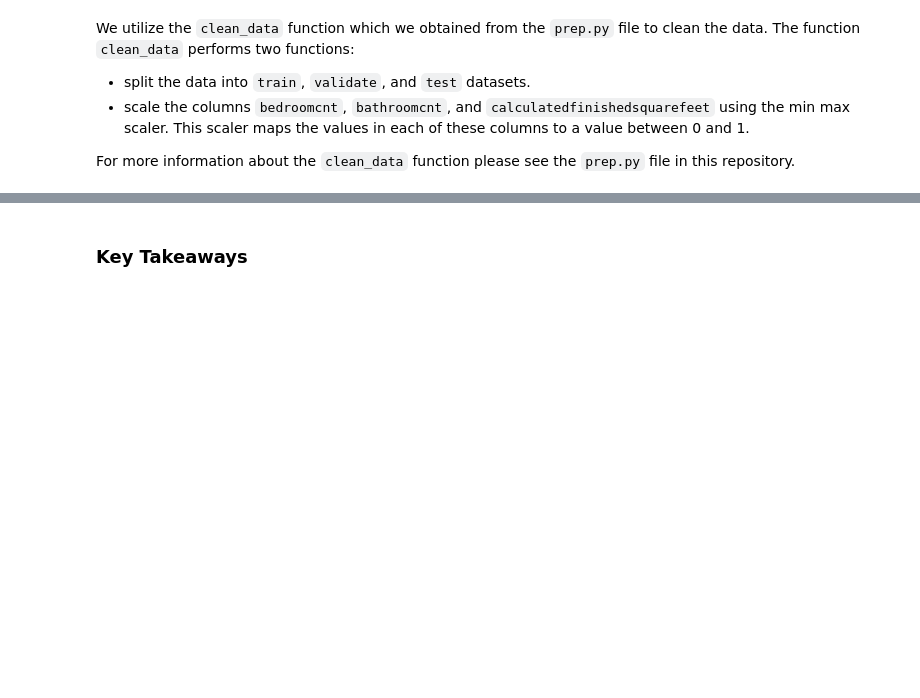
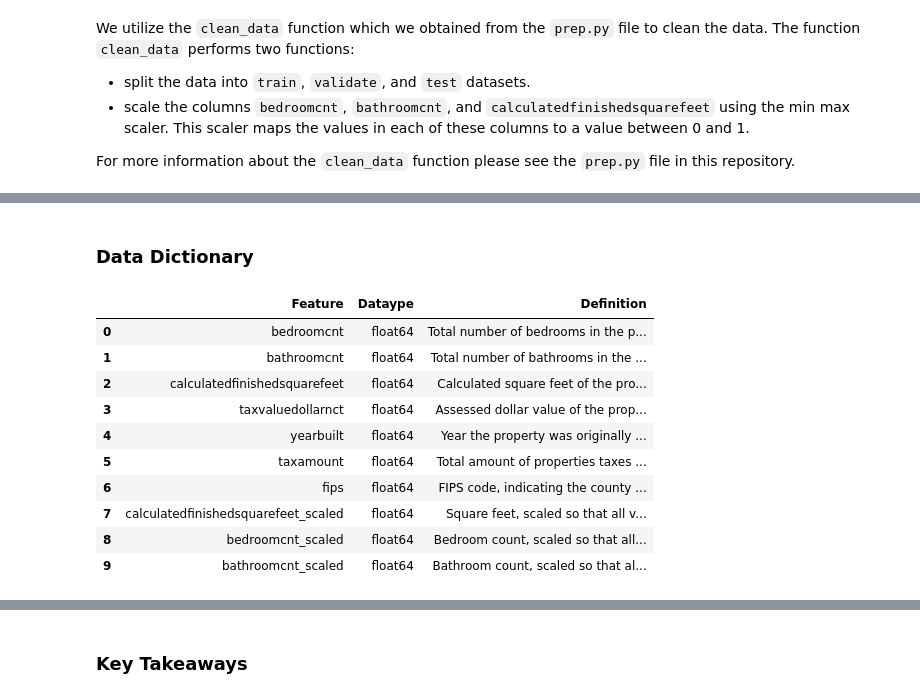
Before and after one commit to malachi-hale/Zillow-Project, a Jupyter notebook: Final_Project.ipynb, the cells around one changed output, grey strips where cells are left out. Cells and saved outputs as stored; diff of their text form; code cells hidden in the pictures; blank space fills up the shorter version.

```diff
--- a/Final_Project.ipynb
+++ b/Final_Project.ipynb
@@ -213,3 +244,19 @@ train.head()
 | 22247 | 4.0 | 3.0 | 1657.0 | 210212.0 | 1987.0 | 3411.70 | 6037.0 | ... |
 | 7526 | 2.0 | 3.0 | 1684.0 | 237037.0 | 1992.0 | 2984.05 | 6037.0 | ... |
 | 17592 | 4.0 | 4.5 | 3932.0 | 1094525.0 | 2000.0 | 13409.66 | 6111.0 | ... |
+# %% [markdown]
+### Data Dictionary
+# %%
+get_dict()
+# %% [output]
+|  | Feature | Dataype | Definition |
+| 0 | bedroomcnt | float64 | Total number of bedrooms in the p... |
+| 1 | bathroomcnt | float64 | Total number of bathrooms in the ... |
+| 2 | calculatedfinishedsquarefeet | float64 | Calculated square feet of the pro... |
+| 3 | taxvaluedollarnct | float64 | Assessed dollar value of the prop... |
+| 4 | yearbuilt | float64 | Year the property was originally ... |
+| 5 | taxamount | float64 | Total amount of properties taxes ... |
+| 6 | fips | float64 | FIPS code, indicating the county ... |
+| 7 | calculatedfinishedsquarefeet_scaled | float64 | Square feet, scaled so that all v... |
+| 8 | bedroomcnt_scaled | float64 | Bedroom count, scaled so that all... |
+| 9 | bathroomcnt_scaled | float64 | Bathroom count, scaled so that al... |
```
Also changed, not shown: parts of 27 cells of this notebook, 4 other files.
